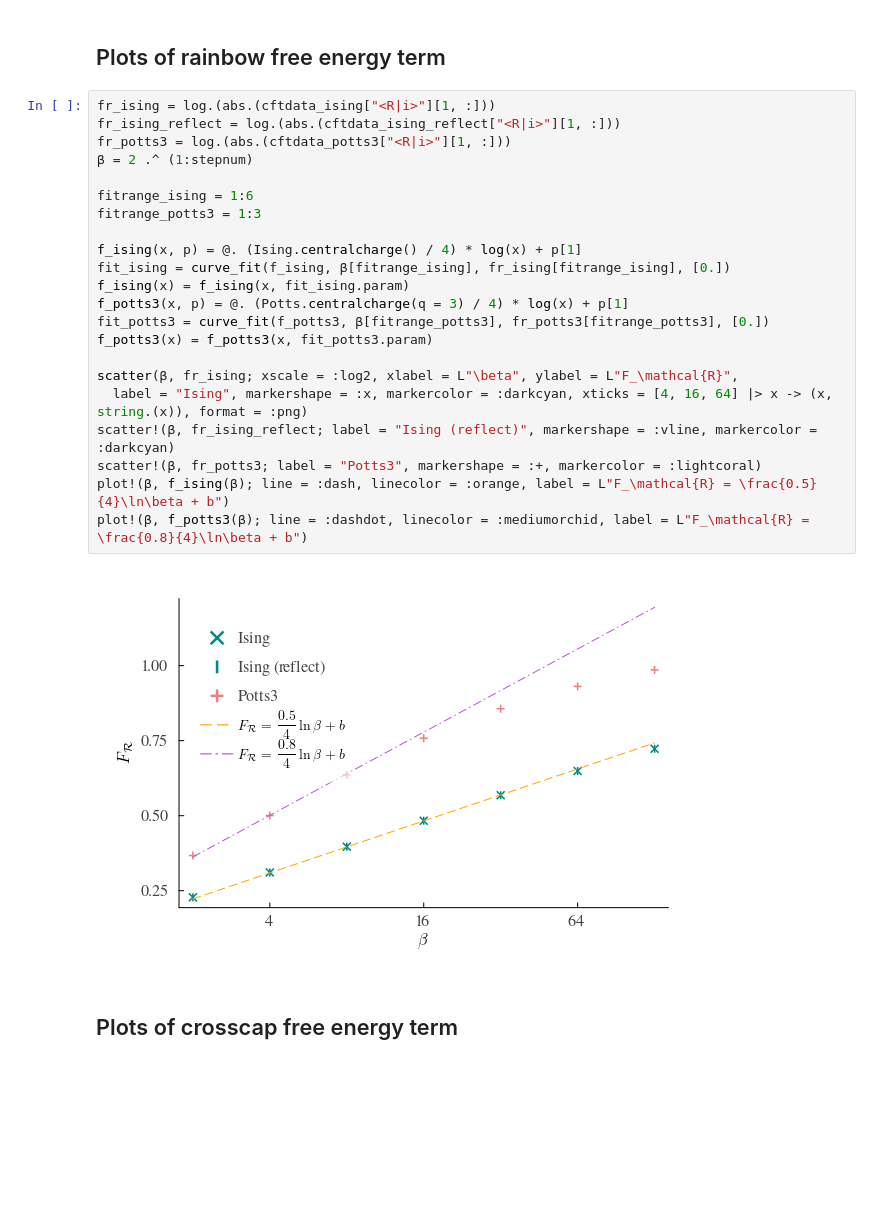
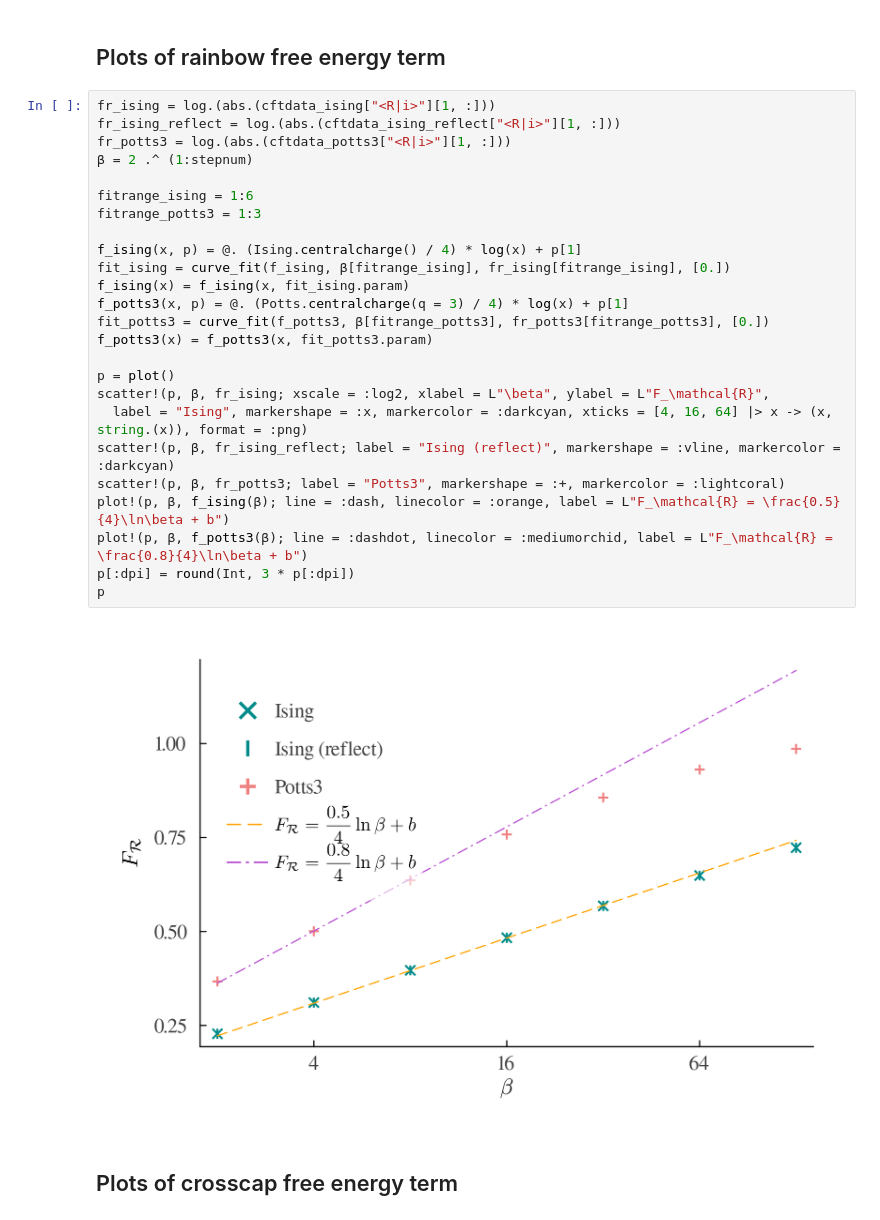
Before and after one commit to elle-et-noire/HOTRG-nonorientablesurface_, a Jupyter notebook: impl.ipynb, the cells around one changed output. Cells and saved outputs as stored; diff of their text form; blank space fills up the shorter version.

```diff
--- a/impl.ipynb
+++ b/impl.ipynb
@@ -39,27 +39,30 @@ _, cftdata_potts3 = hotrg(Potts.bulk(inv(Potts.criticaltemperature(q = 3)); q =
 # %%
 fr_ising = log.(abs.(cftdata_ising["<R|i>"][1, :]))
 fr_ising_reflect = log.(abs.(cftdata_ising_reflect["<R|i>"][1, :]))
 fr_potts3 = log.(abs.(cftdata_potts3["<R|i>"][1, :]))
 β = 2 .^ (1:stepnum)
 
 fitrange_ising = 1:6
 fitrange_potts3 = 1:3
 
 f_ising(x, p) = @. (Ising.centralcharge() / 4) * log(x) + p[1]
 fit_ising = curve_fit(f_ising, β[fitrange_ising], fr_ising[fitrange_ising], [0.])
 f_ising(x) = f_ising(x, fit_ising.param)
 f_potts3(x, p) = @. (Potts.centralcharge(q = 3) / 4) * log(x) + p[1]
 fit_potts3 = curve_fit(f_potts3, β[fitrange_potts3], fr_potts3[fitrange_potts3], [0.])
 f_potts3(x) = f_potts3(x, fit_potts3.param)
 
-scatter(β, fr_ising; xscale = :log2, xlabel = L"\beta", ylabel = L"F_\mathcal{R}",
+p = plot()
+scatter!(p, β, fr_ising; xscale = :log2, xlabel = L"\beta", ylabel = L"F_\mathcal{R}",
   label = "Ising", markershape = :x, markercolor = :darkcyan, xticks = [4, 16, 64] |> x -> (x, string.(x)), format = :png)
-scatter!(β, fr_ising_reflect; label = "Ising (reflect)", markershape = :vline, markercolor = :darkcyan)
-scatter!(β, fr_potts3; label = "Potts3", markershape = :+, markercolor = :lightcoral)
-plot!(β, f_ising(β); line = :dash, linecolor = :orange, label = L"F_\mathcal{R} = \frac{0.5}{4}\ln\beta + b")
-plot!(β, f_potts3(β); line = :dashdot, linecolor = :mediumorchid, label = L"F_\mathcal{R} = \frac{0.8}{4}\ln\beta + b")
+scatter!(p, β, fr_ising_reflect; label = "Ising (reflect)", markershape = :vline, markercolor = :darkcyan)
+scatter!(p, β, fr_potts3; label = "Potts3", markershape = :+, markercolor = :lightcoral)
+plot!(p, β, f_ising(β); line = :dash, linecolor = :orange, label = L"F_\mathcal{R} = \frac{0.5}{4}\ln\beta + b")
+plot!(p, β, f_potts3(β); line = :dashdot, linecolor = :mediumorchid, label = L"F_\mathcal{R} = \frac{0.8}{4}\ln\beta + b")
+p[:dpi] = round(Int, 3 * p[:dpi])
+p
 # %% [output]
-[figure, old version]
+[figure, new version]
 # %% [markdown]
 ## Plots of crosscap free energy term
 # %%
```
Also changed, not shown: parts of 2 cells of this notebook.
